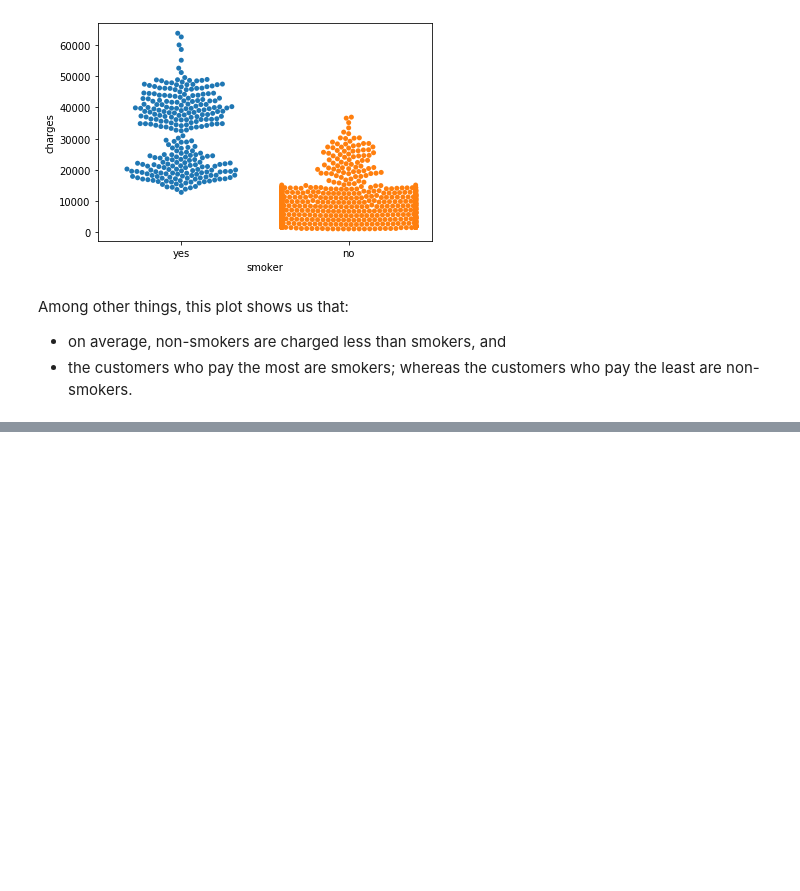
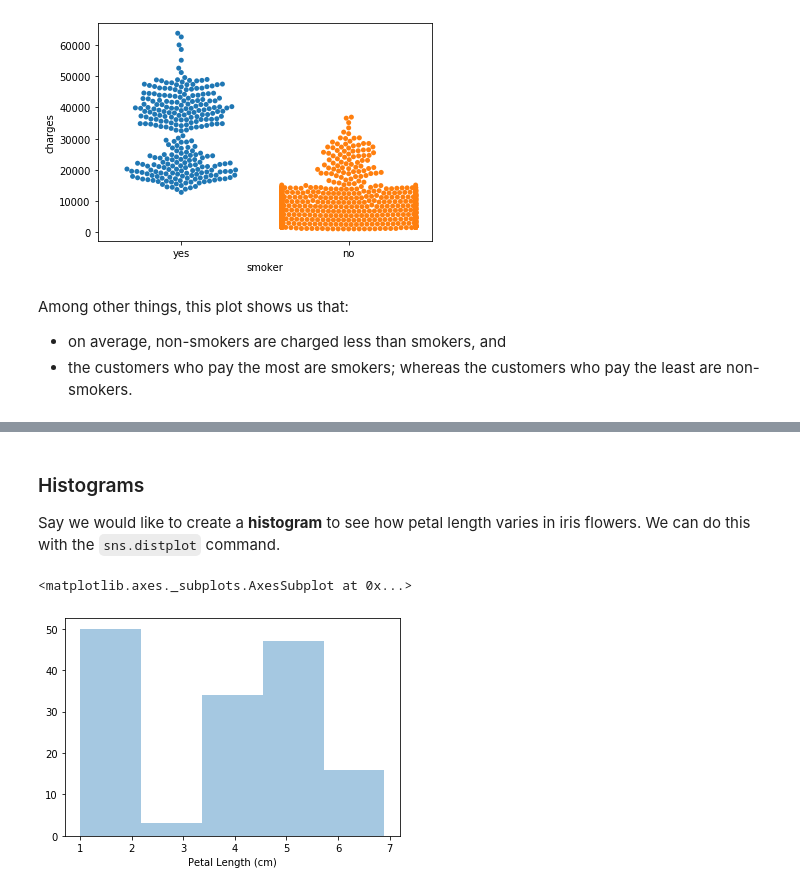
Before and after one commit to Shahid1993/python-learning-notebooks, a Jupyter notebook: Data_Visualization.ipynb, the cells around one changed output, grey strips where cells are left out. Saved outputs shown, nothing was run; the diff lists cells and outputs as text; code cells hidden in the pictures; blank space fills up the shorter version.

```diff
--- a/Data_Visualization.ipynb
+++ b/Data_Visualization.ipynb
@@ -250,0 +253,5 @@ Among other things, this plot shows us that:
+# %%
+iris_filepath = "./data/iris.csv"
+iris_data = pd.read_csv(iris_filepath, index_col="Id")
+
+iris_data.head()
@@ -250,0 +266,9 @@ Among other things, this plot shows us that:
+# %% [markdown]
+### Histograms
+
+Say we would like to create a **histogram** to see how petal length varies in iris flowers. We can do this with the `sns.distplot` command.
+# %%
+sns.distplot(a=iris_data['Petal Length (cm)'], kde=False)
+# %% [output]
+<matplotlib.axes._subplots.AxesSubplot at 0x...>
+[figure, added]
```
Also changed, not shown: parts of 13 cells of this notebook, 1 other file.
